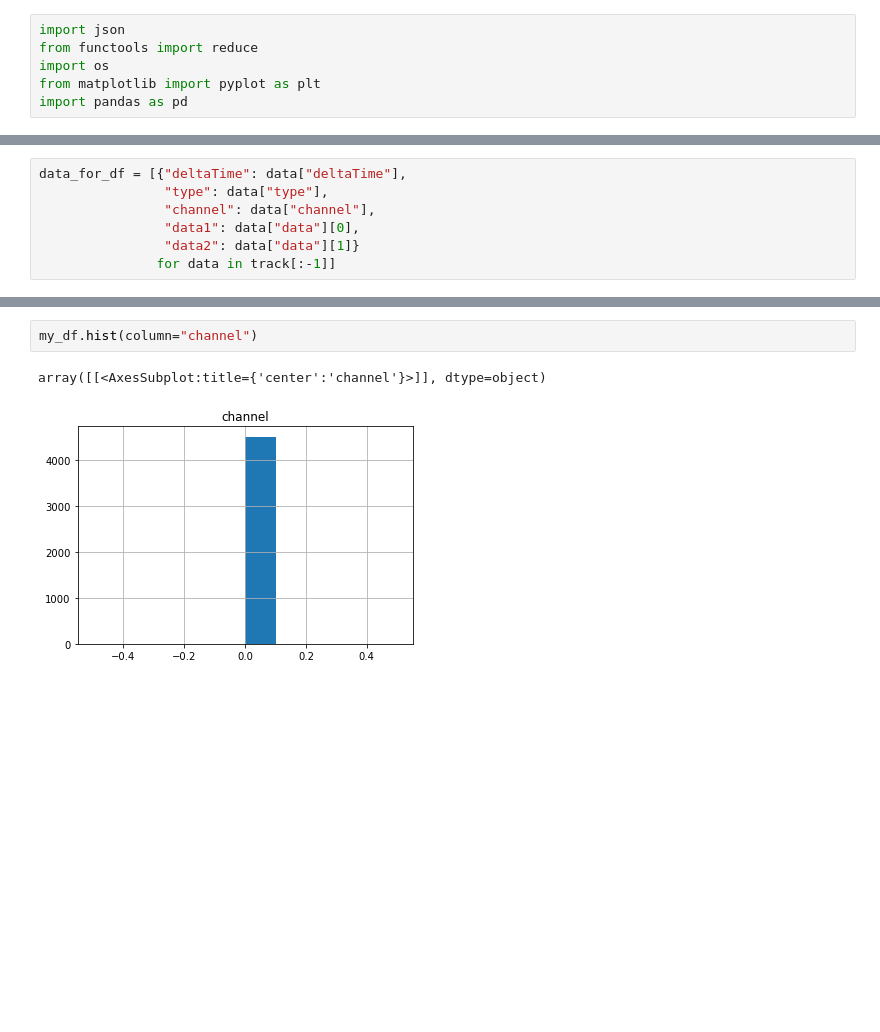
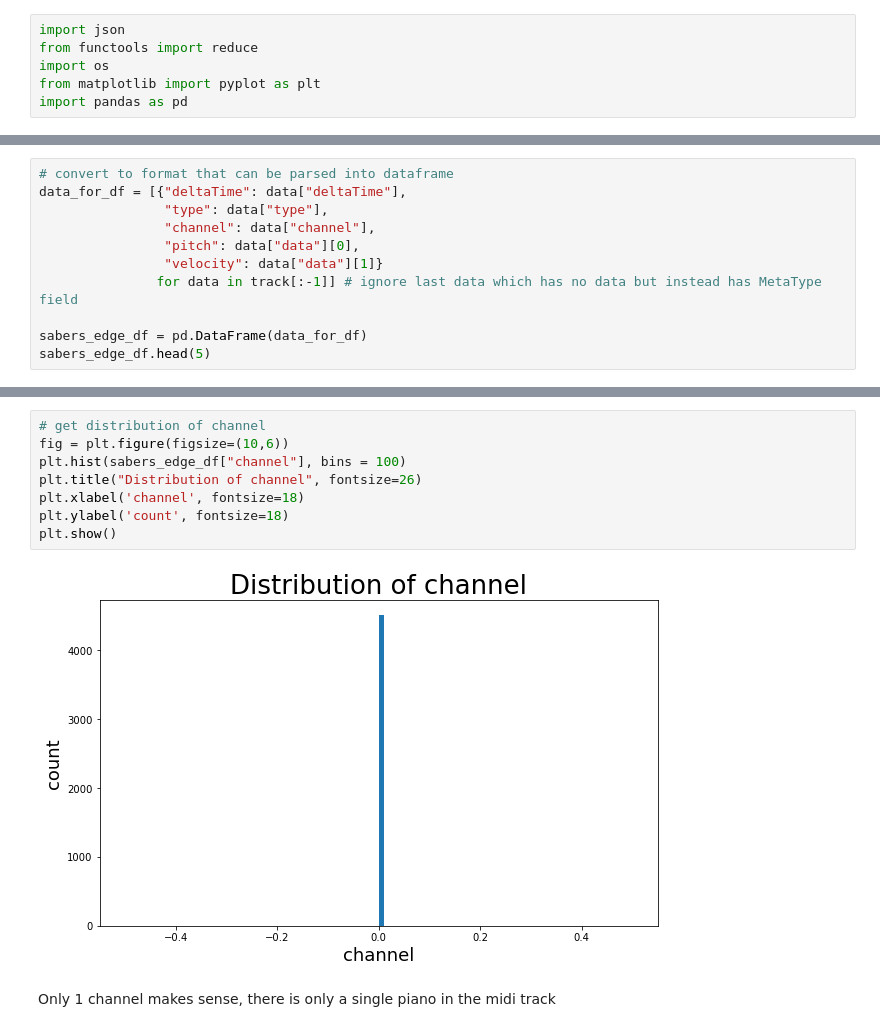
Before and after one commit to 10yasha/piano_note_visualizer_client, a Jupyter notebook: example/midi_format_investigation/midi_json_format_eda.ipynb, the cells around one changed output, grey strips where cells are left out. Saved outputs shown, nothing was run; the diff lists cells and outputs as text; blank space fills up the shorter version.

```diff
--- a/example/midi_format_investigation/midi_json_format_eda.ipynb
+++ b/example/midi_format_investigation/midi_json_format_eda.ipynb
@@ -41,7 +53,11 @@ sum of track -> deltaTime: 117913
 # %%
+# convert to format that can be parsed into dataframe
 data_for_df = [{"deltaTime": data["deltaTime"],
                 "type": data["type"],
                 "channel": data["channel"],
-                "data1": data["data"][0],
-                "data2": data["data"][1]}
-               for data in track[:-1]]
+                "pitch": data["data"][0],
+                "velocity": data["data"][1]}
+               for data in track[:-1]] # ignore last data which has no data but instead has MetaType field
+
+sabers_edge_df = pd.DataFrame(data_for_df)
+sabers_edge_df.head(5)
@@ -75,6 +116,13 @@ array([[<AxesSubplot:title={'center':'type'}>]], dtype=object)
 # %%
-my_df.hist(column="channel")
+# get distribution of channel
+fig = plt.figure(figsize=(10,6))
+plt.hist(sabers_edge_df["channel"], bins = 100)
+plt.title("Distribution of channel", fontsize=26)
+plt.xlabel('channel', fontsize=18)
+plt.ylabel('count', fontsize=18)
+plt.show()
 # %% [output]
-array([[<AxesSubplot:title={'center':'channel'}>]], dtype=object)
-[figure, old version]
+[figure, new version]
+# %% [markdown]
+Only 1 channel makes sense, there is only a single piano in the midi track
 # %%
```
Also changed, not shown: parts of 25 cells of this notebook.
